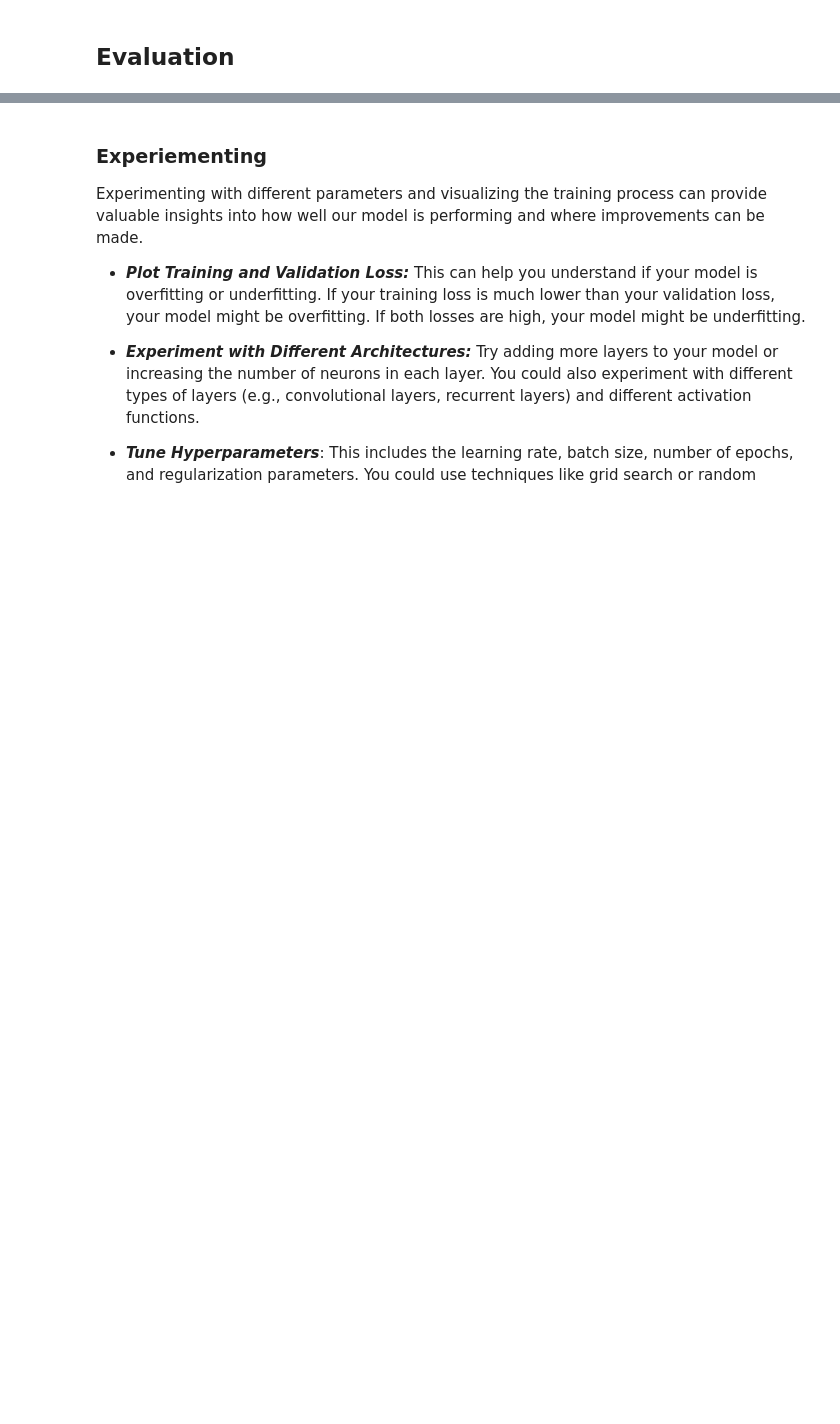
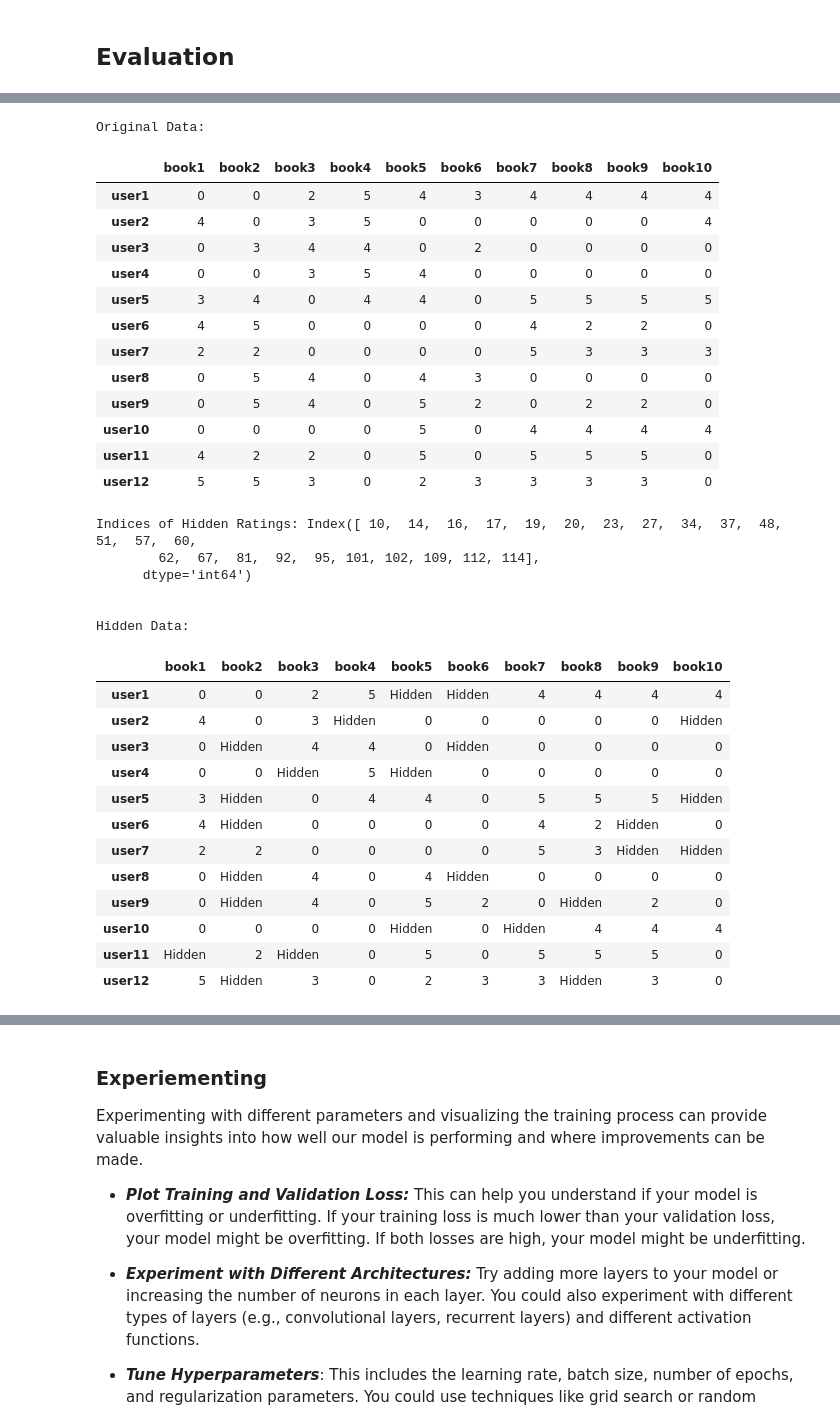
Before and after one commit to pavsingh7/Masters-Dissertation, a Jupyter notebook: Code/7 neural_collab_filtering.ipynb, the cells around one changed output, grey strips where cells are left out. Cells and saved outputs as stored; diff of their text form; code cells hidden in the pictures; blank space fills up the shorter version.

```diff
--- a/Code/7 neural_collab_filtering.ipynb
+++ b/Code/7 neural_collab_filtering.ipynb
@@ -64,0 +62,61 @@ x_melt['book'] = x_melt['book'].astype('category')
+# %%
+# get original data
+data = pd.read_csv(r"C:\Users\e1002902\Documents\GitHub Repository\Masters-Dissertation\Code\temp_data.csv", index_col=0)
+print("Original Data:")
+display(data)
+
+# create a copy of the original matrix to store hidden ratings
+data_hidden = data.copy()
+
+# identifies rated books and randomly selects 2 books to hide ratings for each user
+np.random.seed(10)  # You can use any integer value as the seed
+for user_id in range(data_hidden.shape[0]):
+    rated_books = np.where(data_hidden.iloc[user_id, :] > 0)[0]
+    hidden_indices = np.random.choice(rated_books, min(2, len(rated_books)), replace=False)
+    data_hidden.iloc[user_id, hidden_indices] = 'Hidden'
+
+# get indices of hidden ratings
+test_data = data_hidden.copy()
+test_data = test_data.reset_index()
+test_data = test_data.melt(id_vars=test_data.columns[0], var_name='book', value_name='rating')
+test_data.columns = ['user', 'book', 'rating']
+indices_hidden = test_data[test_data['rating'] == 'Hidden'].index
+print("Indices of Hidden Ratings:", indices_hidden)
+
+# check hidden data
+print("\n\nHidden Data:")
+display(data_hidden)
+# %% [output]
+Original Data:
+|  | book1 | book2 | book3 | book4 | book5 | book6 | book7 | book8 | book9 | book10 |
+| user1 | 0 | 0 | 2 | 5 | 4 | 3 | 4 | 4 | 4 | 4 |
+| user2 | 4 | 0 | 3 | 5 | 0 | 0 | 0 | 0 | 0 | 4 |
+| user3 | 0 | 3 | 4 | 4 | 0 | 2 | 0 | 0 | 0 | 0 |
+| user4 | 0 | 0 | 3 | 5 | 4 | 0 | 0 | 0 | 0 | 0 |
+| user5 | 3 | 4 | 0 | 4 | 4 | 0 | 5 | 5 | 5 | 5 |
+| user6 | 4 | 5 | 0 | 0 | 0 | 0 | 4 | 2 | 2 | 0 |
+| user7 | 2 | 2 | 0 | 0 | 0 | 0 | 5 | 3 | 3 | 3 |
+| user8 | 0 | 5 | 4 | 0 | 4 | 3 | 0 | 0 | 0 | 0 |
+| user9 | 0 | 5 | 4 | 0 | 5 | 2 | 0 | 2 | 2 | 0 |
+| user10 | 0 | 0 | 0 | 0 | 5 | 0 | 4 | 4 | 4 | 4 |
+| user11 | 4 | 2 | 2 | 0 | 5 | 0 | 5 | 5 | 5 | 0 |
+| user12 | 5 | 5 | 3 | 0 | 2 | 3 | 3 | 3 | 3 | 0 |
+Indices of Hidden Ratings: Index([ 10,  14,  16,  17,  19,  20,  23,  27,  34,  37,  48,  51,  57,  60,
+        62,  67,  81,  92,  95, 101, 102, 109, 112, 114],
+      dtype='int64')
+
+
+Hidden Data:
+|  | book1 | book2 | book3 | book4 | book5 | book6 | book7 | book8 | book9 | book10 |
+| user1 | 0 | 0 | 2 | 5 | Hidden | Hidden | 4 | 4 | 4 | 4 |
+| user2 | 4 | 0 | 3 | Hidden | 0 | 0 | 0 | 0 | 0 | Hidden |
+| user3 | 0 | Hidden | 4 | 4 | 0 | Hidden | 0 | 0 | 0 | 0 |
+| user4 | 0 | 0 | Hidden | 5 | Hidden | 0 | 0 | 0 | 0 | 0 |
+| user5 | 3 | Hidden | 0 | 4 | 4 | 0 | 5 | 5 | 5 | Hidden |
+| user6 | 4 | Hidden | 0 | 0 | 0 | 0 | 4 | 2 | Hidden | 0 |
+| user7 | 2 | 2 | 0 | 0 | 0 | 0 | 5 | 3 | Hidden | Hidden |
+| user8 | 0 | Hidden | 4 | 0 | 4 | Hidden | 0 | 0 | 0 | 0 |
+| user9 | 0 | Hidden | 4 | 0 | 5 | 2 | 0 | Hidden | 2 | 0 |
+| user10 | 0 | 0 | 0 | 0 | Hidden | 0 | Hidden | 4 | 4 | 4 |
+| user11 | Hidden | 2 | Hidden | 0 | 5 | 0 | 5 | 5 | 5 | 0 |
+| user12 | 5 | Hidden | 3 | 0 | 2 | 3 | 3 | Hidden | 3 | 0 |
```
Also changed, not shown: parts of 15 cells of this notebook, 1 other file.
